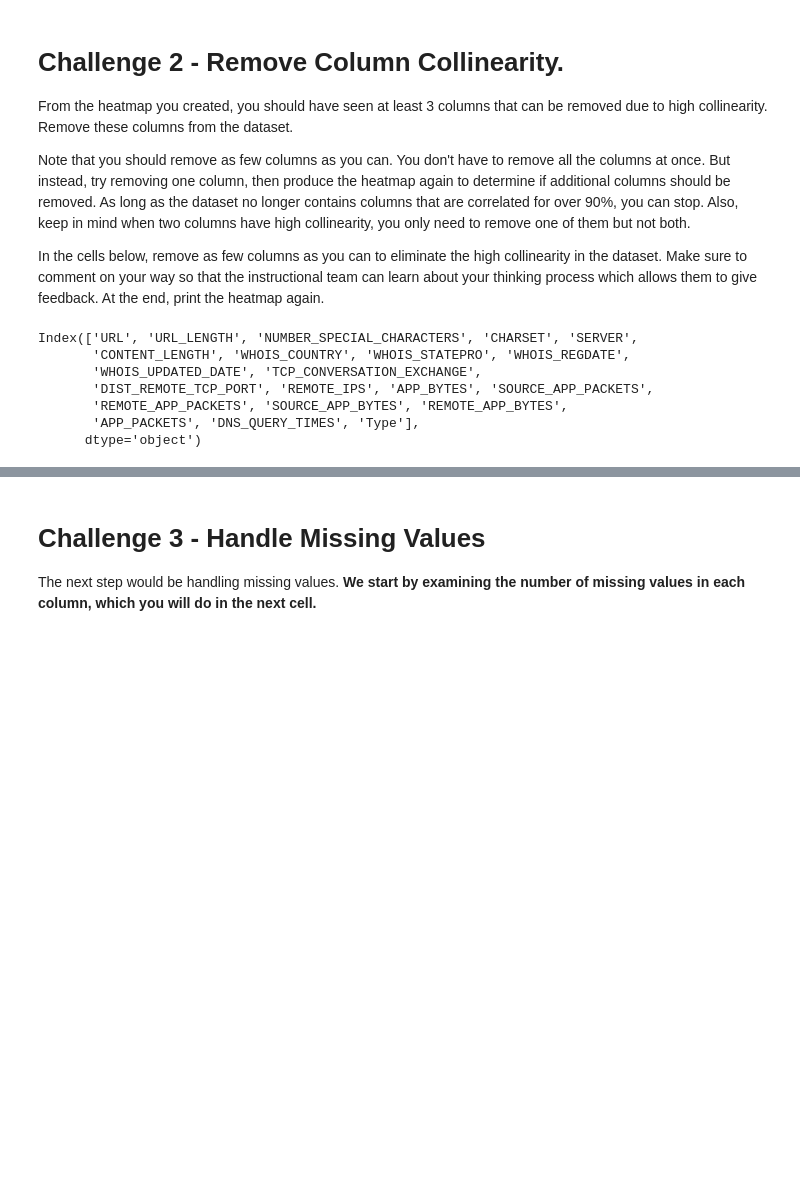
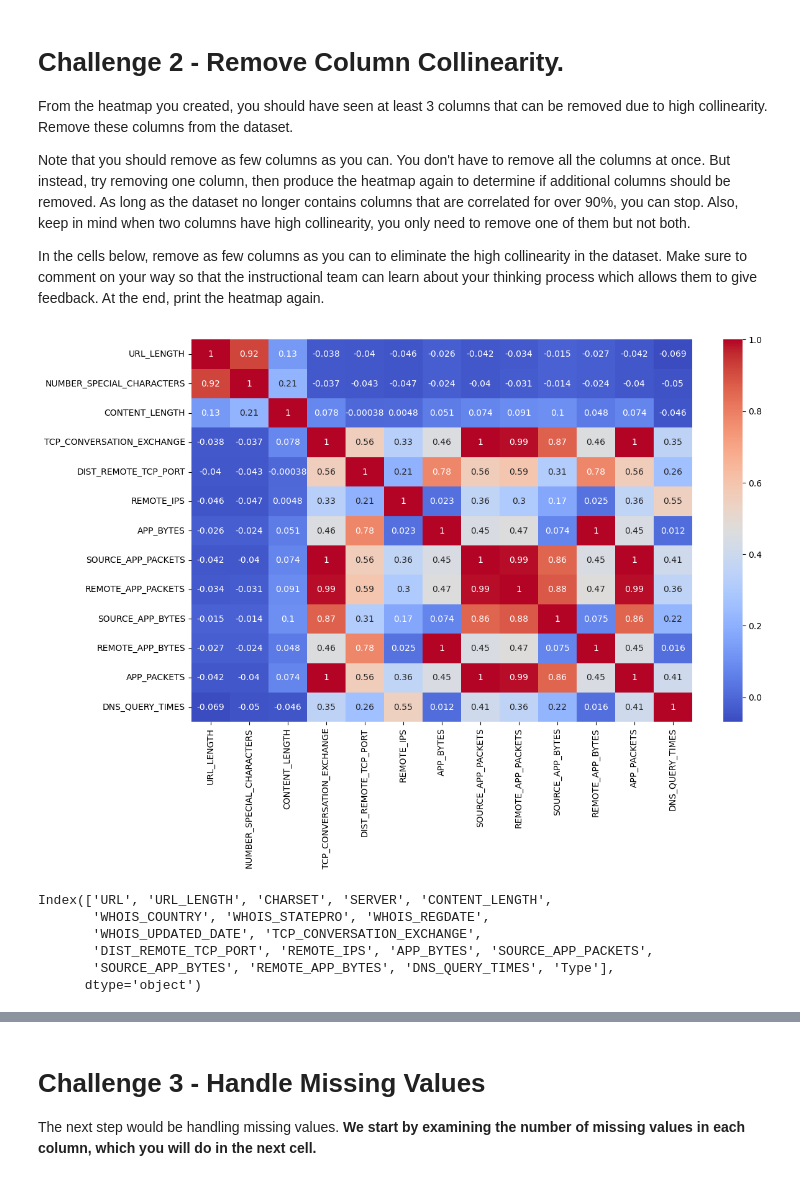
Before and after one commit to ironhack-labs/lab-supervised-learning-en, a Jupyter notebook: your-code/main.ipynb, the cells around one changed output, grey strips where cells are left out. Drawn from its saved outputs; the diff is of its cells as text; code cells hidden in the pictures; blank space fills up the shorter version.

```diff
--- a/your-code/main.ipynb
+++ b/your-code/main.ipynb
@@ -258,17 +254,22 @@ From the heatmap you created, you should have seen at least 3 columns that can b
 Note that you should remove as few columns as you can. You don't have to remove all the columns at once. But instead, try removing one column, then produce the heatmap again to determine if additional columns should be removed. As long as the dataset no longer contains columns that are correlated for over 90%, you can stop. Also, keep in mind when two columns have high collinearity, you only need to remove one of them but not both.
 
 In the cells below, remove as few columns as you can to eliminate the high collinearity in the dataset. Make sure to comment on your way so that the instructional team can learn about your thinking process which allows them to give feedback. At the end, print the heatmap again.
+# %%
+plt.figure(figsize=(13, 8))
+sns.heatmap(corr_matrix, annot=True, cmap='coolwarm')
+plt.show()
+# %% [output]
+[figure, added]
 # %%
 # Your code here
 from sklearn.model_selection import train_test_split
-print(websites.columns)
-# Remove columns with high collinearity
-websites = websites.drop(columns=['NUMBER_SPECIAL_CHARACTERS','URL_LENGTH','APP_PACKETS'],axis=1)
+websites = websites.drop(columns=['NUMBER_SPECIAL_CHARACTERS','APP_PACKETS','REMOTE_APP_PACKETS'],axis=1)#,'URL_LENGTH',
-# %% [output]
-Index(['URL', 'URL_LENGTH', 'NUMBER_SPECIAL_CHARACTERS', 'CHARSET', 'SERVER',
-       'CONTENT_LENGTH', 'WHOIS_COUNTRY', 'WHOIS_STATEPRO', 'WHOIS_REGDATE',
-       'WHOIS_UPDATED_DATE', 'TCP_CONVERSATION_EXCHANGE',
-       'DIST_REMOTE_TCP_PORT', 'REMOTE_IPS', 'APP_BYTES', 'SOURCE_APP_PACKETS',
-       'REMOTE_APP_PACKETS', 'SOURCE_APP_BYTES', 'REMOTE_APP_BYTES',
-       'APP_PACKETS', 'DNS_QUERY_TIMES', 'Type'],
-      dtype='object')
+# %%
+print(websites.columns)
+# %% [output]
+Index(['URL', 'URL_LENGTH', 'CHARSET', 'SERVER', 'CONTENT_LENGTH',
+       'WHOIS_COUNTRY', 'WHOIS_STATEPRO', 'WHOIS_REGDATE',
+       'WHOIS_UPDATED_DATE', 'TCP_CONVERSATION_EXCHANGE',
+       'DIST_REMOTE_TCP_PORT', 'REMOTE_IPS', 'APP_BYTES', 'SOURCE_APP_PACKETS',
+       'SOURCE_APP_BYTES', 'REMOTE_APP_BYTES', 'DNS_QUERY_TIMES', 'Type'],
+      dtype='object')
```
Also changed, not shown: parts of 27 cells of this notebook.
